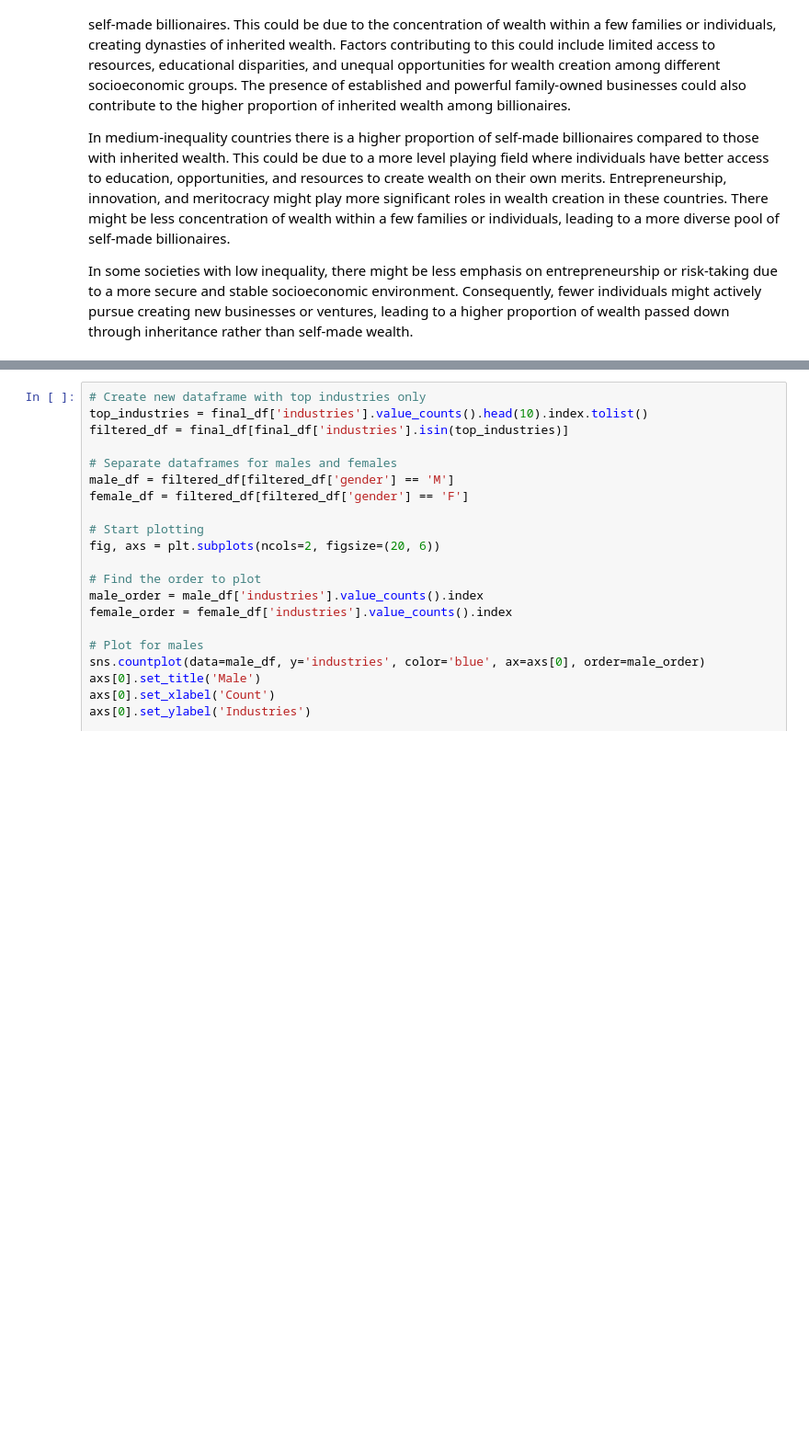
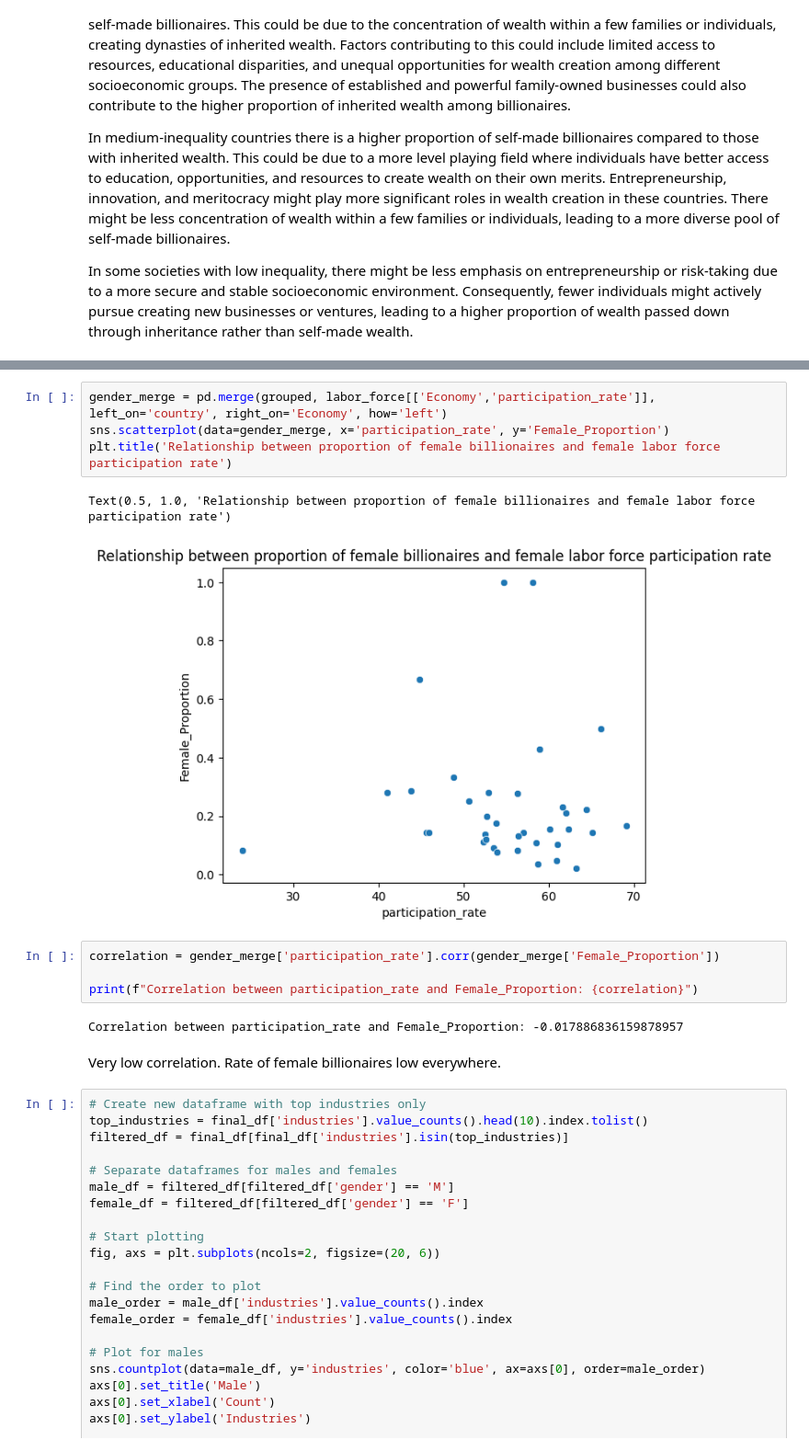
Before and after one commit to ErinZhan2500/SI618FinalProject, a Jupyter notebook: FinalProject.ipynb, the cells around one changed output, grey strips where cells are left out. Shown at 92% size. Drawn from its saved outputs; the diff is of its cells as text; blank space fills up the shorter version.

```diff
--- a/FinalProject.ipynb
+++ b/FinalProject.ipynb
@@ -473,3 +532,18 @@ In some societies with low inequality, there might be less emphasis on entrepren
+# %%
+gender_merge = pd.merge(grouped, labor_force[['Economy','participation_rate']], left_on='country', right_on='Economy', how='left')
+sns.scatterplot(data=gender_merge, x='participation_rate', y='Female_Proportion')
+plt.title('Relationship between proportion of female billionaires and female labor force participation rate')
+# %% [output]
+Text(0.5, 1.0, 'Relationship between proportion of female billionaires and female labor force participation rate')
+[figure, added]
+# %%
+correlation = gender_merge['participation_rate'].corr(gender_merge['Female_Proportion'])
+
+print(f"Correlation between participation_rate and Female_Proportion: {correlation}")
+# %% [output]
+Correlation between participation_rate and Female_Proportion: -0.017886836159878957
+# %% [markdown]
+Very low correlation. Rate of female billionaires low everywhere.
 # %%
 # Create new dataframe with top industries only
 top_industries = final_df['industries'].value_counts().head(10).index.tolist()
```
Also changed, not shown: parts of 7 cells of this notebook.
